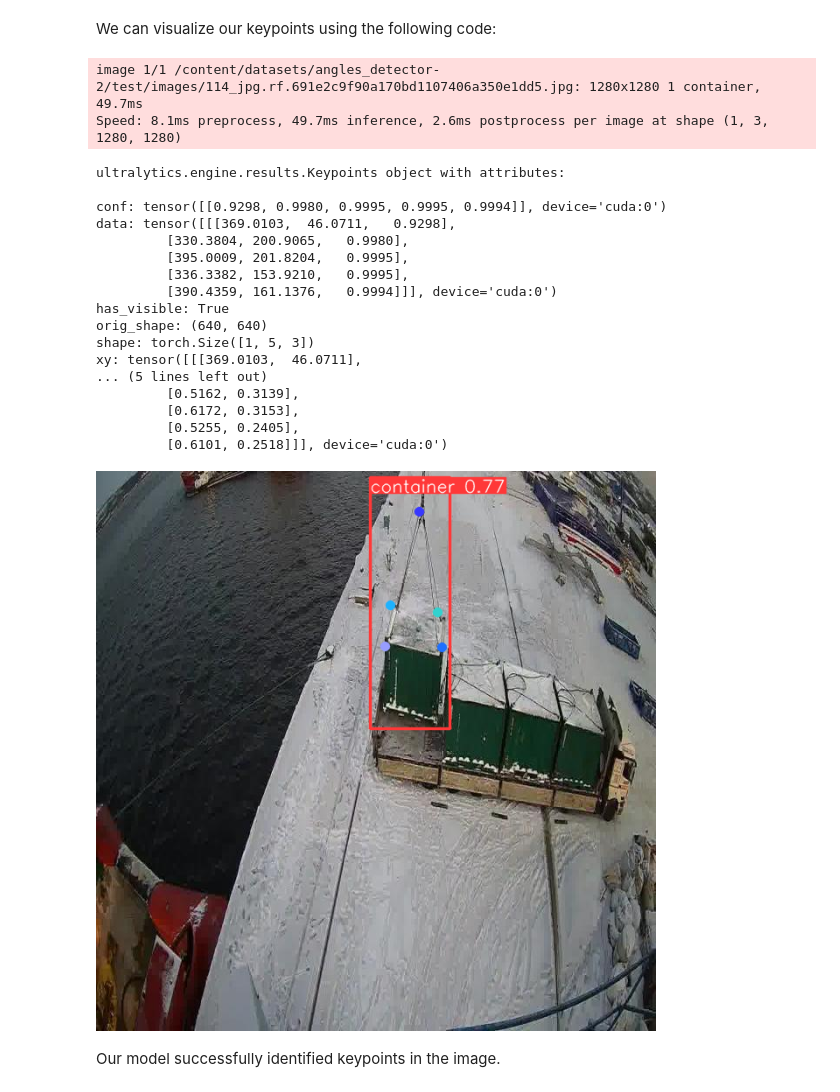
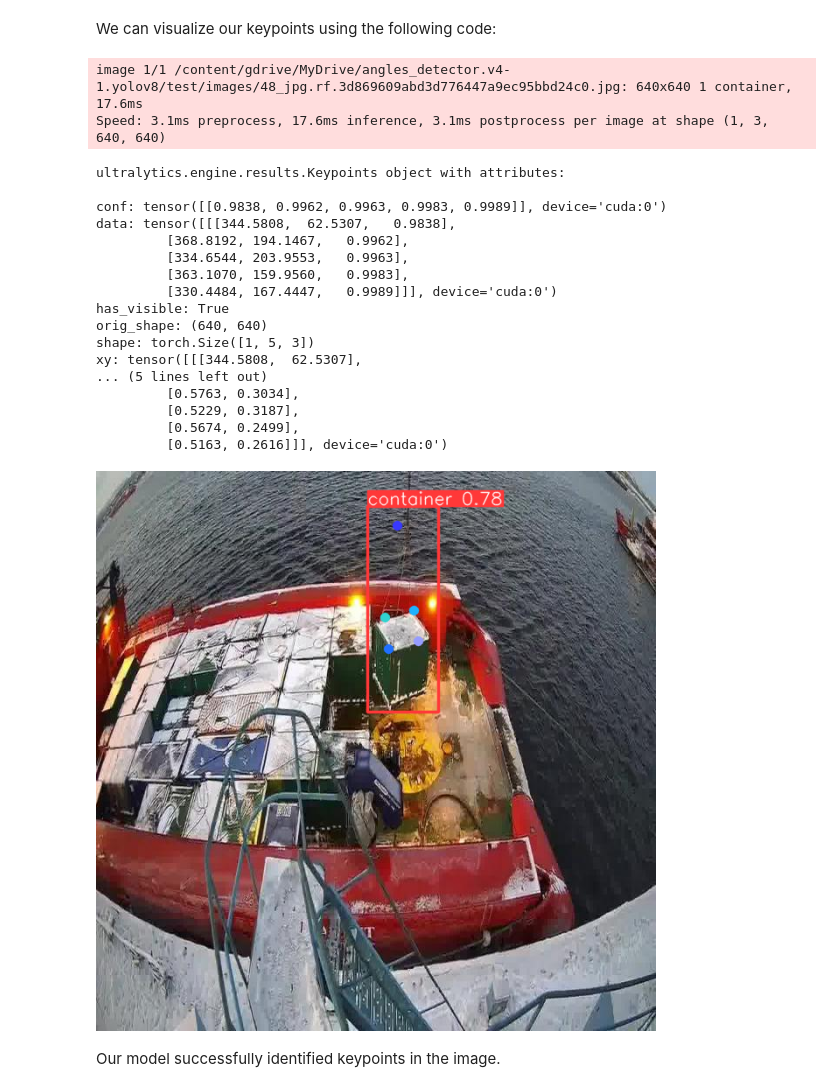
Before and after one commit to DariaShvetsova/Angles-detection-with-YOLO, a Jupyter notebook: M87_angles_detector.ipynb, the cells around one changed output. Drawn from its saved outputs; the diff is of its cells as text; code cells hidden in the pictures.

```diff
--- a/M87_angles_detector.ipynb
+++ b/M87_angles_detector.ipynb
@@ -182,7 +96,7 @@ Your model will train for 100 epochs. After training, you can run test your mode
 
 Let's test our keypoint detection model on an image:
 # %%
-model = YOLO('/content/datasets/runs/pose/train2/weights/best.pt')
+model = YOLO('/content/gdrive/MyDrive/angles_detector.v4-1.yolov8/runs/pose/train/weights/best.pt')
 
 import os
 import random
@@ -191,37 +105,37 @@ We can visualize our keypoints using the following code:
 # %%
 from PIL import Image
 
-random_file = random.choice(os.listdir(f"{dataset.location}/test/images"))
+random_file = random.choice(os.listdir(f"/content/gdrive/MyDrive/angles_detector.v4-1.yolov8/test/images"))
 
-results = model(os.path.join(f"{dataset.location}/test/images", random_file))
+results = model(os.path.join(f"/content/gdrive/MyDrive/angles_detector.v4-1.yolov8/test/images", random_file))
 
 print(results[0].keypoints)
 
 r = results[0]
 im_array = r.plot()  # plot a BGR numpy array of predictions
 im = Image.fromarray(im_array[..., ::-1])  # RGB PIL image
 display(im)
 # %% [output]
-image 1/1 /content/datasets/angles_detector-2/test/images/114_jpg.rf.691e2c9f90a170bd1107406a350e1dd5.jpg: 1280x1280 1 container, 49.7ms
-Speed: 8.1ms preprocess, 49.7ms inference, 2.6ms postprocess per image at shape (1, 3, 1280, 1280)
+image 1/1 /content/gdrive/MyDrive/angles_detector.v4-1.yolov8/test/images/48_jpg.rf.3d869609abd3d776447a9ec95bbd24c0.jpg: 640x640 1 container, 17.6ms
+Speed: 3.1ms preprocess, 17.6ms inference, 3.1ms postprocess per image at shape (1, 3, 640, 640)
 ultralytics.engine.results.Keypoints object with attributes:
 
-conf: tensor([[0.9298, 0.9980, 0.9995, 0.9995, 0.9994]], device='cuda:0')
-data: tensor([[[369.0103,  46.0711,   0.9298],
-         [330.3804, 200.9065,   0.9980],
-         [395.0009, 201.8204,   0.9995],
-         [336.3382, 153.9210,   0.9995],
-         [390.4359, 161.1376,   0.9994]]], device='cuda:0')
+conf: tensor([[0.9838, 0.9962, 0.9963, 0.9983, 0.9989]], device='cuda:0')
+data: tensor([[[344.5808,  62.5307,   0.9838],
+         [368.8192, 194.1467,   0.9962],
+         [334.6544, 203.9553,   0.9963],
+         [363.1070, 159.9560,   0.9983],
+         [330.4484, 167.4447,   0.9989]]], device='cuda:0')
 has_visible: True
 orig_shape: (640, 640)
 shape: torch.Size([1, 5, 3])
-xy: tensor([[[369.0103,  46.0711],
+xy: tensor([[[344.5808,  62.5307],
 ... (5 lines left out)
-         [0.5162, 0.3139],
-         [0.6172, 0.3153],
-         [0.5255, 0.2405],
-         [0.6101, 0.2518]]], device='cuda:0')
+         [0.5763, 0.3034],
+         [0.5229, 0.3187],
+         [0.5674, 0.2499],
+         [0.5163, 0.2616]]], device='cuda:0')
-[figure, old version]
+[figure, new version]
 # %% [markdown]
 Our model successfully identified keypoints in the image.
 # %% [markdown]
```
Also changed, not shown: parts of 16 cells of this notebook.
